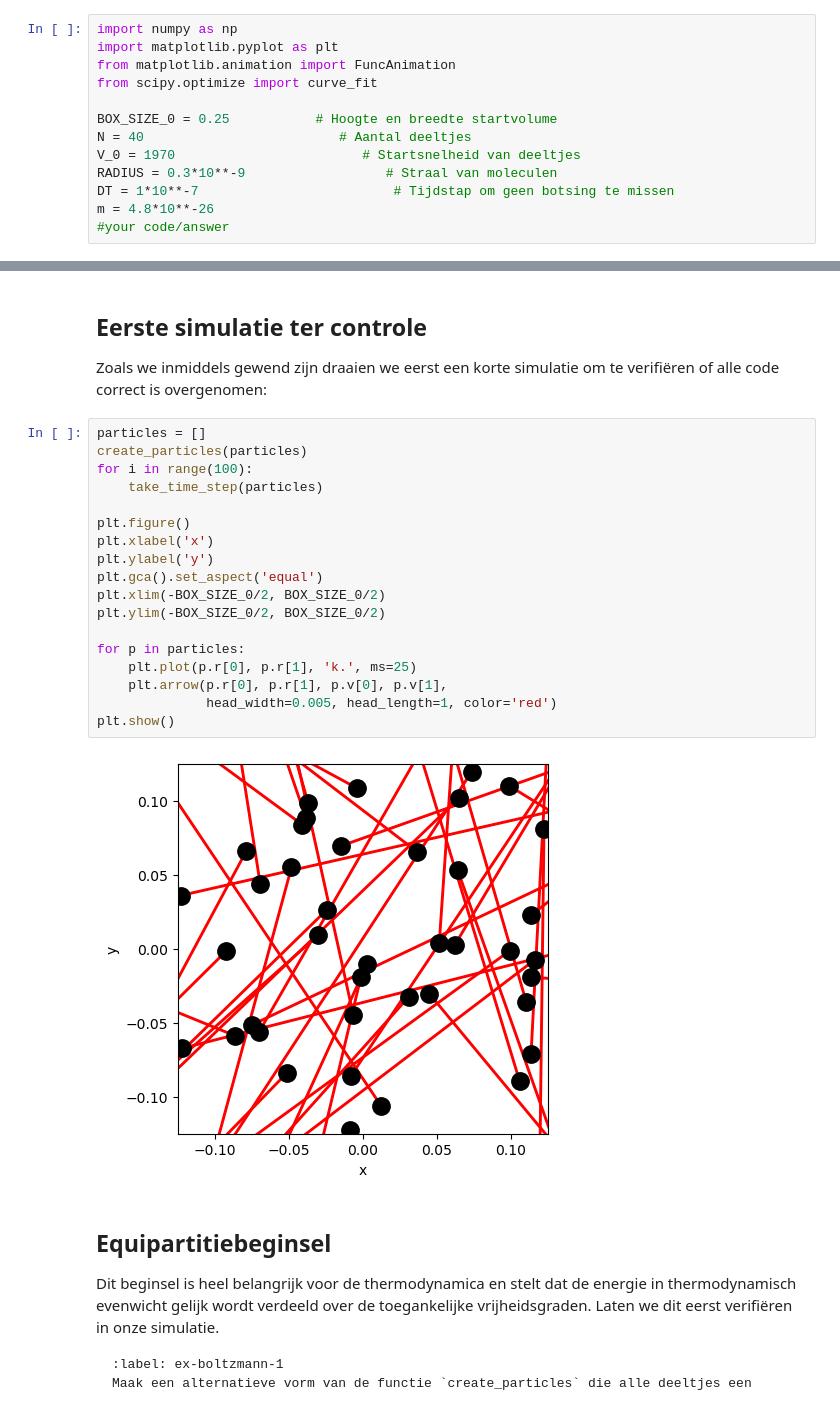
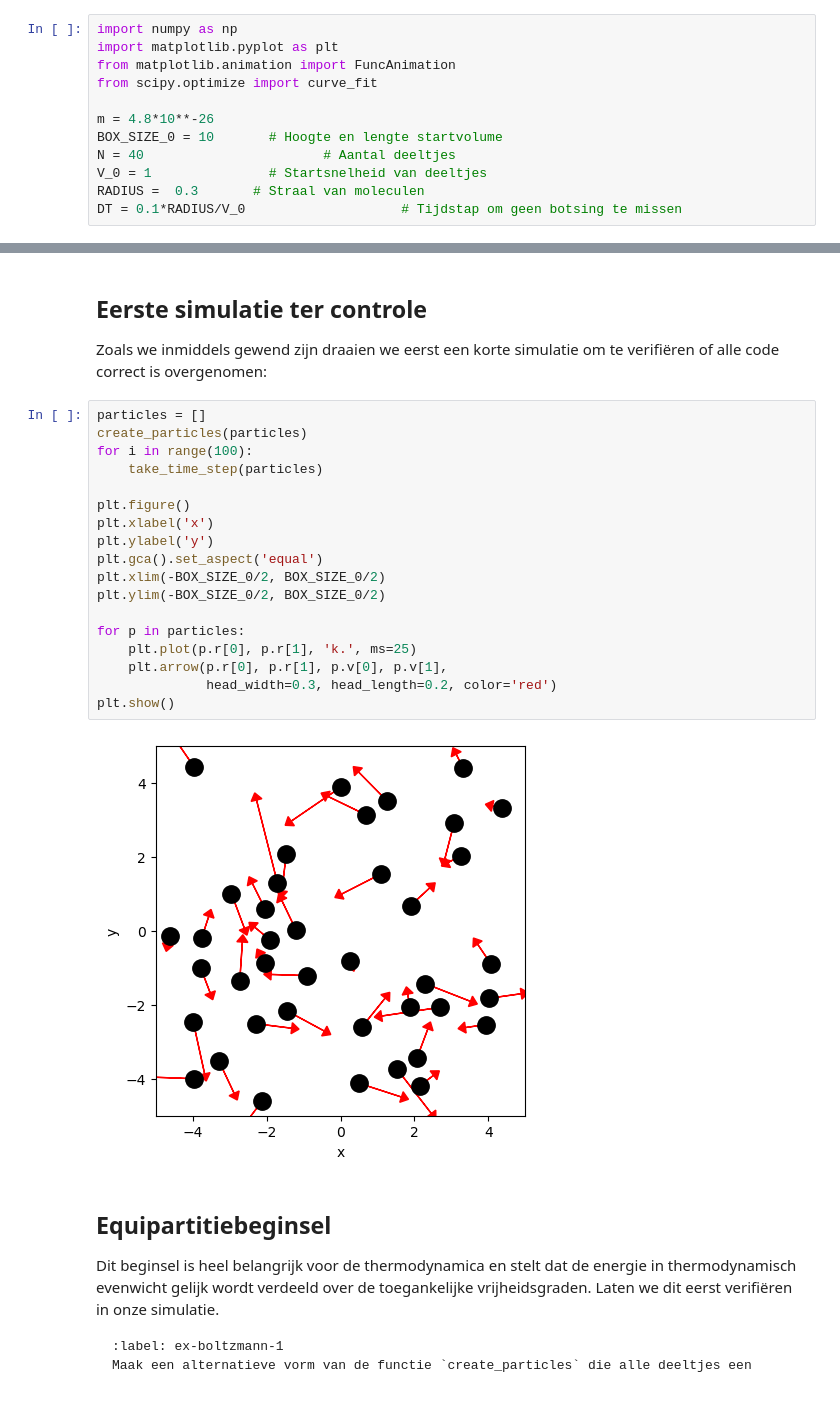
Before and after one commit to Fynn-Vrolijk123/Groep_3_IP_2_Thermo_Vladmir-Fynn, a Jupyter notebook: Content/PySim/6_boltzmann.ipynb, the cells around one changed output, grey strips where cells are left out. Cells and saved outputs as stored; diff of their text form.

```diff
--- a/Content/PySim/6_boltzmann.ipynb
+++ b/Content/PySim/6_boltzmann.ipynb
@@ -23,13 +23,12 @@ import matplotlib.pyplot as plt
 from matplotlib.animation import FuncAnimation
 from scipy.optimize import curve_fit
 
-BOX_SIZE_0 = 0.25           # Hoogte en breedte startvolume
-N = 40                         # Aantal deeltjes
-V_0 = 1970                        # Startsnelheid van deeltjes
-RADIUS = 0.3*10**-9                  # Straal van moleculen
-DT = 1*10**-7                         # Tijdstap om geen botsing te missen
 m = 4.8*10**-26
-#your code/answer
+BOX_SIZE_0 = 10       # Hoogte en lengte startvolume
+N = 40                       # Aantal deeltjes
+V_0 = 1               # Startsnelheid van deeltjes
+RADIUS =  0.3       # Straal van moleculen
+DT = 0.1*RADIUS/V_0                    # Tijdstap om geen botsing te missen
 # %% [markdown]
 Dan maken we weer gebruik van de klasse voor het deeltje:
 # %%
@@ -122,23 +121,23 @@ Zoals we inmiddels gewend zijn draaien we eerst een korte simulatie om te verifi
 # %%
 particles = []
 create_particles(particles)
 for i in range(100):
     take_time_step(particles)
 
 plt.figure()
 plt.xlabel('x')
 plt.ylabel('y')
 plt.gca().set_aspect('equal')
 plt.xlim(-BOX_SIZE_0/2, BOX_SIZE_0/2)
 plt.ylim(-BOX_SIZE_0/2, BOX_SIZE_0/2)
 
 for p in particles:
     plt.plot(p.r[0], p.r[1], 'k.', ms=25)
     plt.arrow(p.r[0], p.r[1], p.v[0], p.v[1],
-              head_width=0.005, head_length=1, color='red')
+              head_width=0.3, head_length=0.2, color='red')
 plt.show()
 # %% [output]
-[figure, old version]
+[figure, new version]
 # %% [markdown]
 ## Equipartitiebeginsel
 
```
Also changed, not shown: parts of 4 cells of this notebook.
